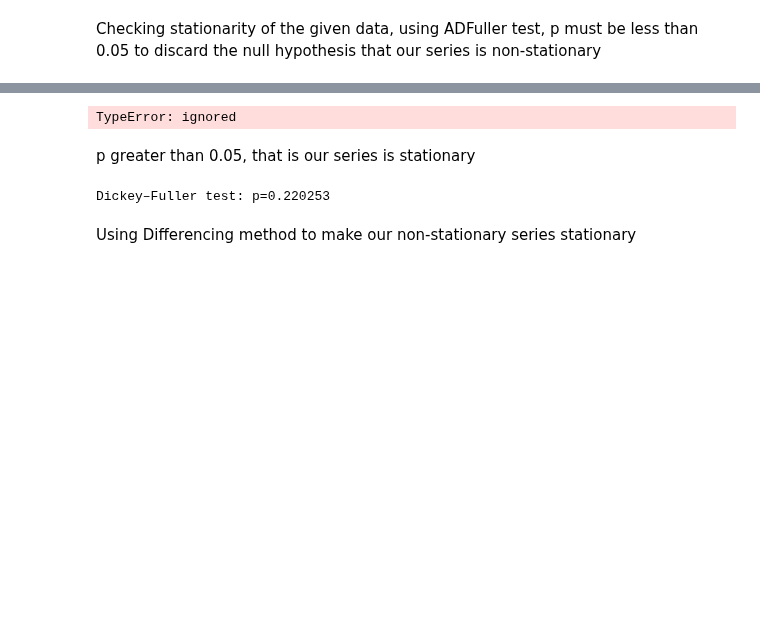
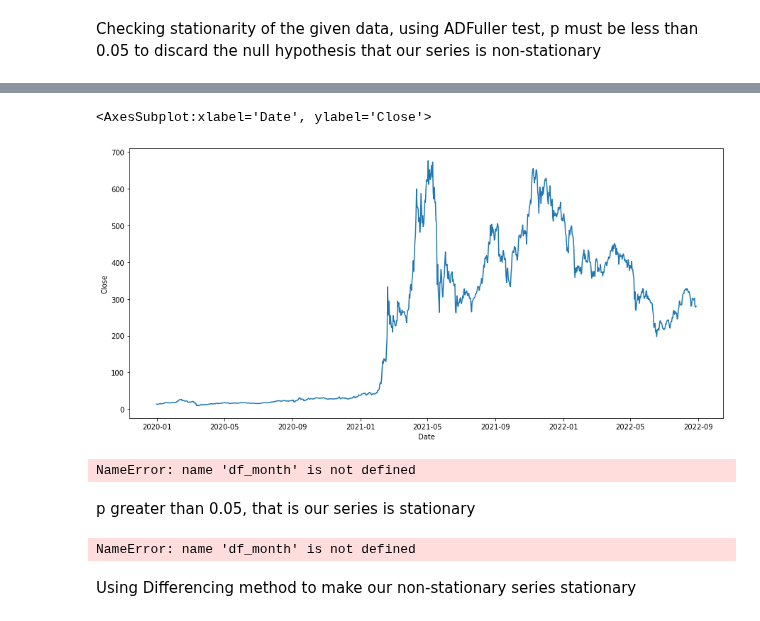
Before and after one commit to akhil14shukla/Crypto-Prediction, a Jupyter notebook: main_ARIMA.ipynb, the cells around one changed output, grey strips where cells are left out. Saved outputs shown, nothing was run; the diff lists cells and outputs as text; code cells hidden in the pictures; blank space fills up the shorter version.

```diff
--- a/main_ARIMA.ipynb
+++ b/main_ARIMA.ipynb
@@ -42,17 +129,22 @@ p must be less than 0.05 to discard the null hypothesis that our series is non-s
+# %%
+sns.lineplot(data=df,y="Close",x=df.index)
+# %% [output]
+<AxesSubplot:xlabel='Date', ylabel='Close'>
+[figure, added]
 # %%
-seasonal_decompose(df_month.close, period=1).plot()
-print("Dickey–Fuller test: p=%f" % adfuller(df_month.close)[1])
+seasonal_decompose(df_month.Close, period=1).plot()
+print("Dickey–Fuller test: p=%f" % adfuller((df.Close[5:]))[1])
 plt.show()
 # %% [output]
-TypeError: ignored
+NameError: name 'df_month' is not defined
 # %% [markdown]
 p greater than 0.05, that is our series is stationary
 # %%
 # Box-Cox Transformations
-df_month['close_box'], lmbda = stats.boxcox(df_month.close)
+df_month['close_box'], lmbda = stats.boxcox(df_month.Close)
 print("Dickey–Fuller test: p=%f" % adfuller(df_month.close_box)[1])
 # %% [output]
-Dickey–Fuller test: p=0.220253
+NameError: name 'df_month' is not defined
 # %% [markdown]
 Using Differencing method to make our non-stationary series stationary
 # %%
```
Also changed, not shown: parts of 49 cells of this notebook, 1 other file.
